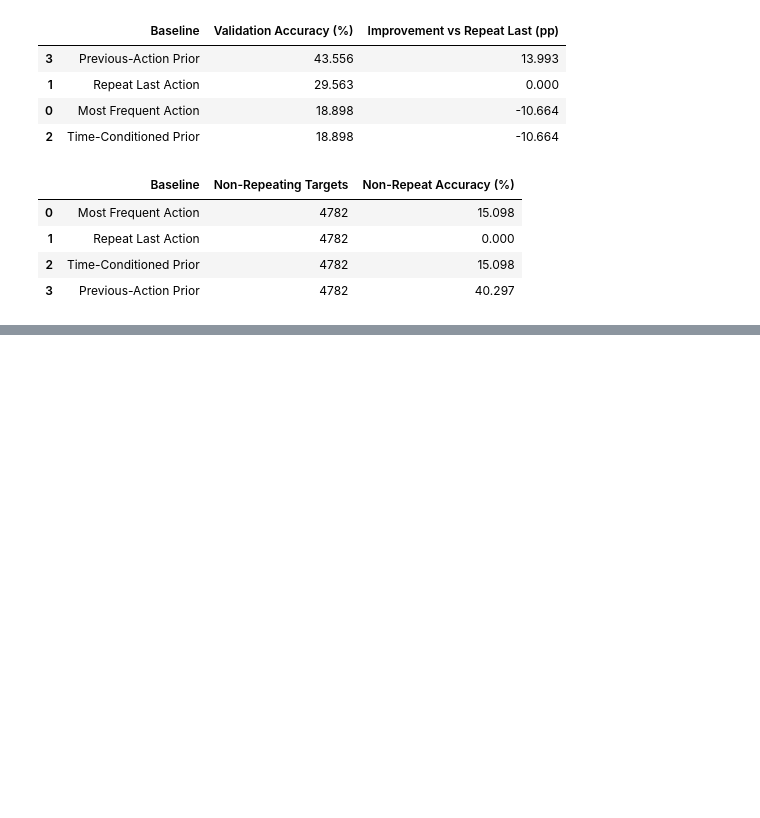
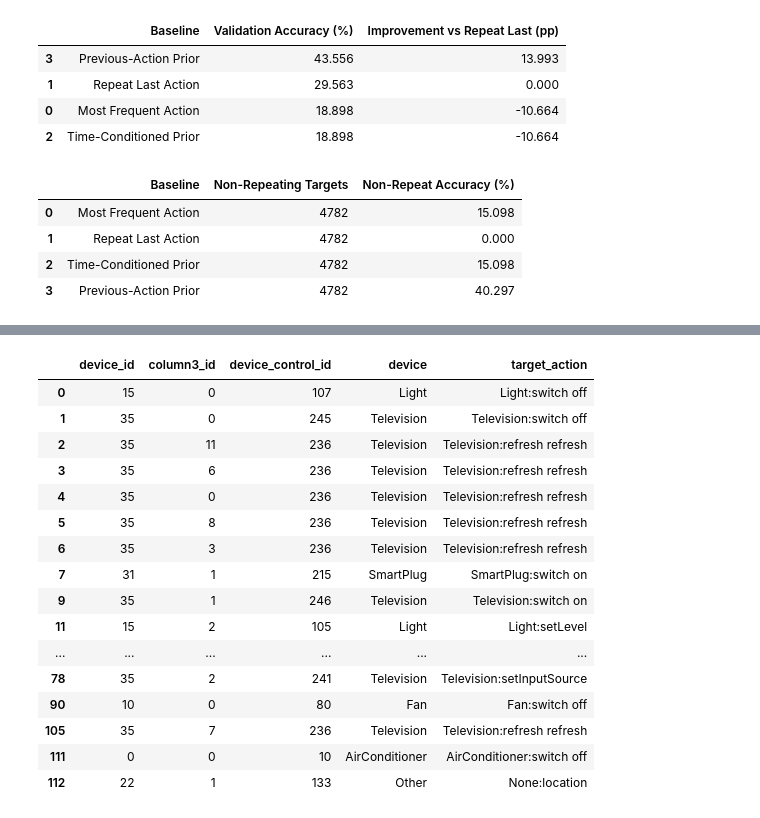
Before and after one commit to HarrisonWilliams123/data-mining-project, a Jupyter notebook: Untitled.ipynb, the cells around one changed output, grey strips where cells are left out. Cells and saved outputs as stored; diff of their text form; code cells hidden in the pictures; blank space fills up the shorter version.

```diff
--- a/Untitled.ipynb
+++ b/Untitled.ipynb
@@ -2236,0 +2522,64 @@ display(non_repeat_df.round(3))
+# %%
+# Examine the relationship between column 3,
+# device IDs, and device-control IDs.
+
+all_target_events = pd.concat(
+    [
+        train_targets,
+        val_targets,
+        test_targets
+    ],
+    ignore_index=True
+)
+
+column3_summary = (
+    all_target_events
+    .groupby("column3_id")
+    .agg(
+        Events=("window_id", "size"),
+        Unique_Devices=("device_id", "nunique"),
+        Unique_Actions=("device_control_id", "nunique")
+    )
+    .reset_index()
+    .sort_values("Events", ascending=False)
+)
+
+display(column3_summary.head(30))
+
+# Does each device-control ID have a single column 3 ID?
+action_to_column3 = (
+    all_target_events
+    .groupby("device_control_id")["column3_id"]
+    .nunique()
+)
+
+# Does each device-control ID have a single device ID?
+action_to_device = (
+    all_target_events
+    .groupby("device_control_id")["device_id"]
+    .nunique()
+)
+
+print(
+    "Action IDs associated with multiple column 3 values:",
+    int((action_to_column3 > 1).sum())
+)
+
+print(
+    "Action IDs associated with multiple device IDs:",
+    int((action_to_device > 1).sum())
+)
+
+print("\nExamples:")
+display(
+    all_target_events[
+        [
+            "device_id",
+            "column3_id",
+            "device_control_id",
+            "device",
+            "target_action"
+        ]
+    ].drop_duplicates().head(30)
+)
+# %% [output]
@@ -2236,0 +2607,17 @@ display(non_repeat_df.round(3))
+|  | device_id | column3_id | device_control_id | device | target_action |
+| 0 | 15 | 0 | 107 | Light | Light:switch off |
+| 1 | 35 | 0 | 245 | Television | Television:switch off |
+| 2 | 35 | 11 | 236 | Television | Television:refresh refresh |
+| 3 | 35 | 6 | 236 | Television | Television:refresh refresh |
+| 4 | 35 | 0 | 236 | Television | Television:refresh refresh |
+| 5 | 35 | 8 | 236 | Television | Television:refresh refresh |
+| 6 | 35 | 3 | 236 | Television | Television:refresh refresh |
+| 7 | 31 | 1 | 215 | SmartPlug | SmartPlug:switch on |
+| 9 | 35 | 1 | 246 | Television | Television:switch on |
+| 11 | 15 | 2 | 105 | Light | Light:setLevel |
+| ... | ... | ... | ... | ... | ... |
+| 78 | 35 | 2 | 241 | Television | Television:setInputSource |
+| 90 | 10 | 0 | 80 | Fan | Fan:switch off |
+| 105 | 35 | 7 | 236 | Television | Television:refresh refresh |
+| 111 | 0 | 0 | 10 | AirConditioner | AirConditioner:switch off |
+| 112 | 22 | 1 | 133 | Other | None:location |
```
Also changed, not shown: parts of 13 cells of this notebook, 2 other files.
